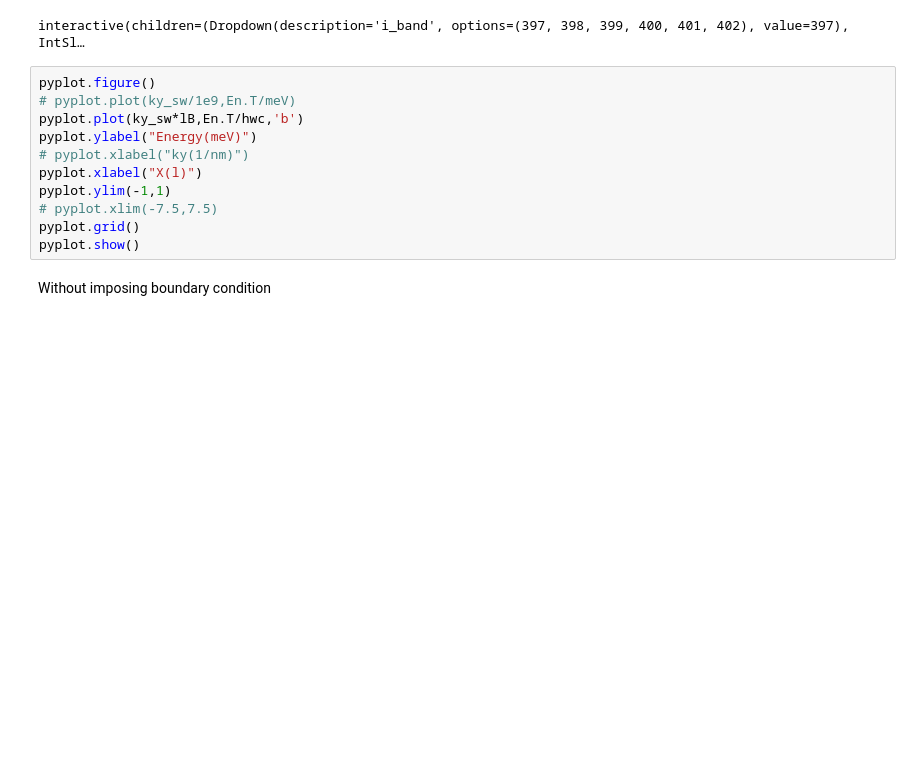
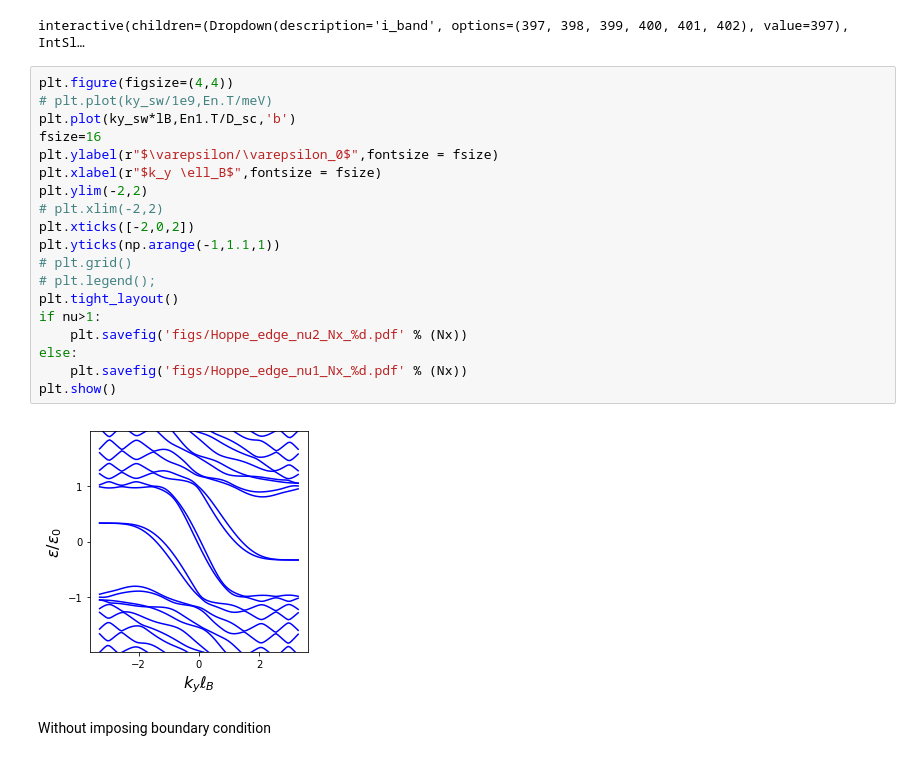
Before and after one commit to hassan-shap/CAR, a Jupyter notebook: Hoppe-Dirac-KKp-su2.ipynb, the cells around one changed output. Saved outputs shown, nothing was run; the diff lists cells and outputs as text; blank space fills up the shorter version.

Commit message:
hoppe figs added

```diff
--- a/Hoppe-Dirac-KKp-su2.ipynb
+++ b/Hoppe-Dirac-KKp-su2.ipynb
@@ -132,17 +132,27 @@ interact(plot_wf,iwf=(0,len(ky_sw)-1,1), i_band=range(2*Nx-int(nu**2)-2,2*Nx+int
 #, continuous_update=False);
 # %% [output]
 interactive(children=(Dropdown(description='i_band', options=(397, 398, 399, 400, 401, 402), value=397), IntSl…
-# %%
-pyplot.figure()
-# pyplot.plot(ky_sw/1e9,En.T/meV)
-pyplot.plot(ky_sw*lB,En.T/hwc,'b')
-pyplot.ylabel("Energy(meV)")
-# pyplot.xlabel("ky(1/nm)")
-pyplot.xlabel("X(l)")
-pyplot.ylim(-1,1)
-# pyplot.xlim(-7.5,7.5)
-pyplot.grid()
-pyplot.show()
+# %%
+plt.figure(figsize=(4,4))
+# plt.plot(ky_sw/1e9,En.T/meV)
+plt.plot(ky_sw*lB,En1.T/D_sc,'b')
+fsize=16
+plt.ylabel(r"$\varepsilon/\varepsilon_0$",fontsize = fsize)
+plt.xlabel(r"$k_y \ell_B$",fontsize = fsize)
+plt.ylim(-2,2)
+# plt.xlim(-2,2)
+plt.xticks([-2,0,2])
+plt.yticks(np.arange(-1,1.1,1))
+# plt.grid()
+# plt.legend();
+plt.tight_layout()
+if nu>1:
+    plt.savefig('figs/Hoppe_edge_nu2_Nx_%d.pdf' % (Nx))
+else:
+    plt.savefig('figs/Hoppe_edge_nu1_Nx_%d.pdf' % (Nx))
+plt.show()
+# %% [output]
+[figure, added]
 # %% [markdown]
 Without imposing boundary condition
 # %%
```
Also changed, not shown: parts of 4 cells of this notebook, 11 other files.
